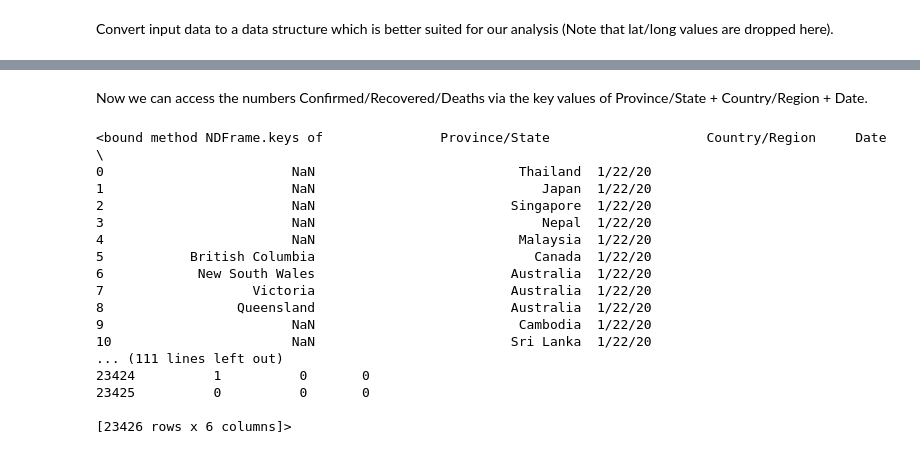
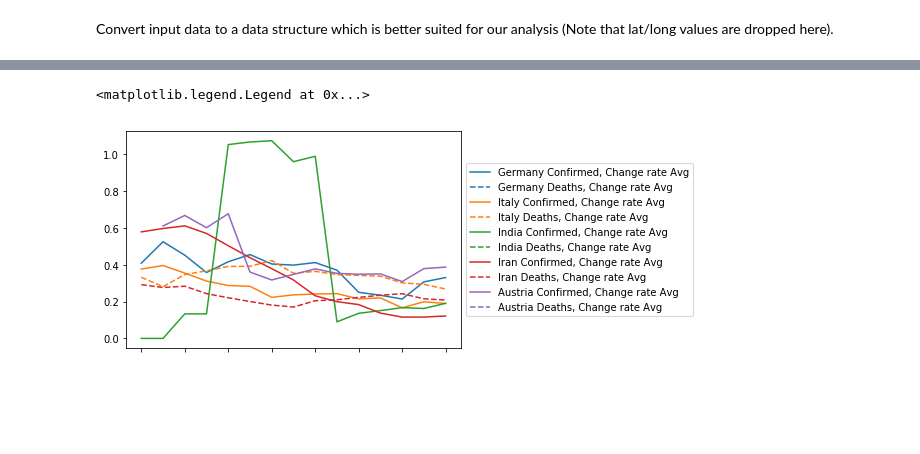
Before and after one commit to rpreiss07/covid19, a Jupyter notebook: index.ipynb, the cells around one changed output, grey strips where cells are left out. Cells and saved outputs as stored; diff of their text form; code cells hidden in the pictures; blank space fills up the shorter version.

Commit message:
Add plotting

```diff
--- a/index.ipynb
+++ b/index.ipynb
@@ -164,22 +146,17 @@ final_df[0:10]
-# %% [markdown]
-Now we can access the numbers Confirmed/Recovered/Deaths via the key values of Province/State + Country/Region + Date.
-# %%
-final_df.keys
-# %% [output]
-<bound method NDFrame.keys of               Province/State                    Country/Region     Date  \
-0                        NaN                          Thailand  1/22/20
-1                        NaN                             Japan  1/22/20
-2                        NaN                         Singapore  1/22/20
-3                        NaN                             Nepal  1/22/20
-4                        NaN                          Malaysia  1/22/20
-5           British Columbia                            Canada  1/22/20
-6            New South Wales                         Australia  1/22/20
-7                   Victoria                         Australia  1/22/20
-8                 Queensland                         Australia  1/22/20
-9                        NaN                          Cambodia  1/22/20
-10                       NaN                         Sri Lanka  1/22/20
-... (111 lines left out)
-23424          1          0       0
-23425          0          0       0
-
-[23426 rows x 6 columns]>
+# %%
+import matplotlib.pyplot as plt
+
+for country in countries:
+    ts = all[country]["Confirmed Rate Avg"].tail(15)
+    pl = ts.plot(label=country+" Confirmed, Change rate Avg")
+
+    # Get color of last plot
+    cl = plt.gca().lines[-1].get_color()
+
+    ts = all[country]["Deaths Rate Avg"].tail(15)
+    ts.plot(label=country+" Deaths, Change rate Avg", linestyle='dashed', color=cl)
+
+plt.legend(loc='center left', bbox_to_anchor=(1, 0.5))
+# %% [output]
+<matplotlib.legend.Legend at 0x...>
+[figure, added]
```
Also changed, not shown: parts of 11 cells of this notebook.
